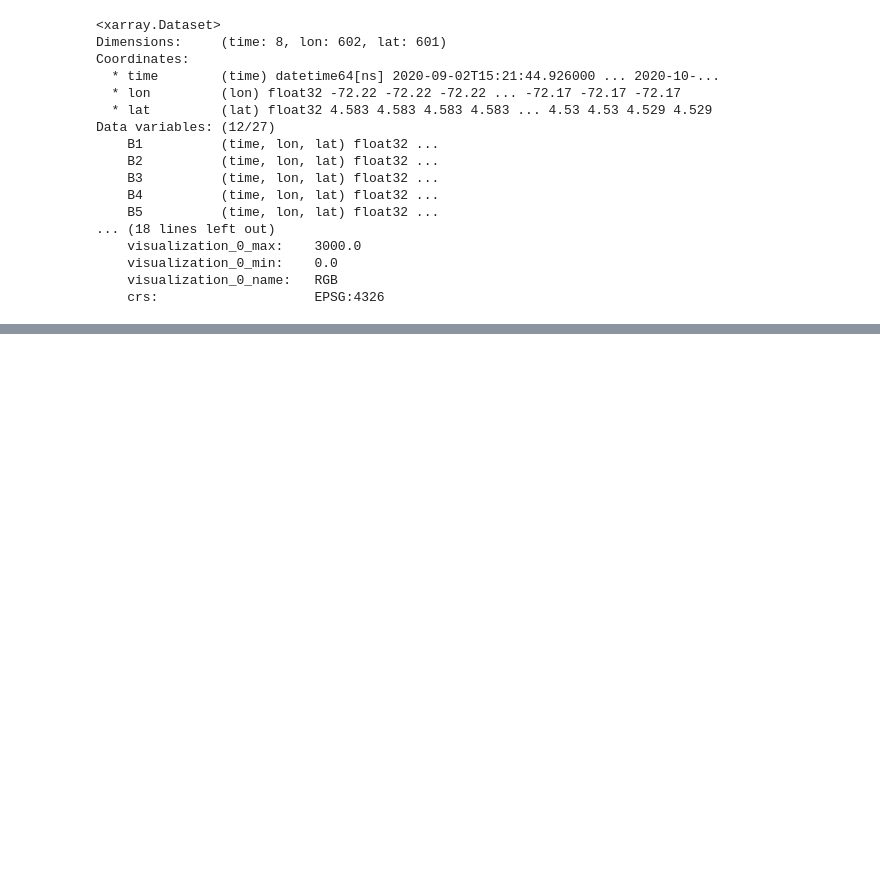
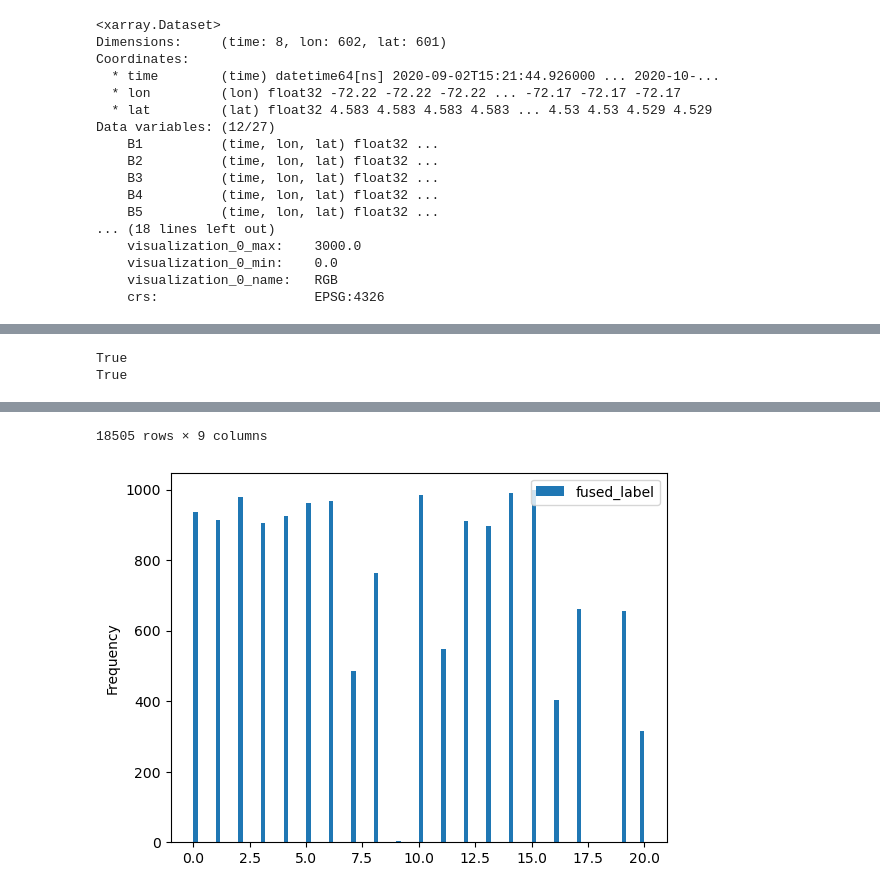
Before and after one commit to puzhao8/CCDC_GEE, a Jupyter notebook: testbed.ipynb, the cells around one changed output, grey strips where cells are left out. Drawn from its saved outputs; the diff is of its cells as text; code cells hidden in the pictures; blank space fills up the shorter version.

```diff
--- a/testbed.ipynb
+++ b/testbed.ipynb
@@ -549,0 +561,10 @@ HTML(ani.to_jshtml())
+# %%
+import pandas as pd
+from merge_sampled_points import remap_fused_label
+
+df = pd.read_csv("data/fused_label_stratified_1k_per_cls.csv")
+df = remap_fused_label(df)
+df
+# %% [output]
+True
+True
@@ -549,0 +583,2 @@ HTML(ani.to_jshtml())
+18505 rows × 9 columns
+[figure, added]
```
Also changed, not shown: parts of 7 cells of this notebook, 26 other files.
